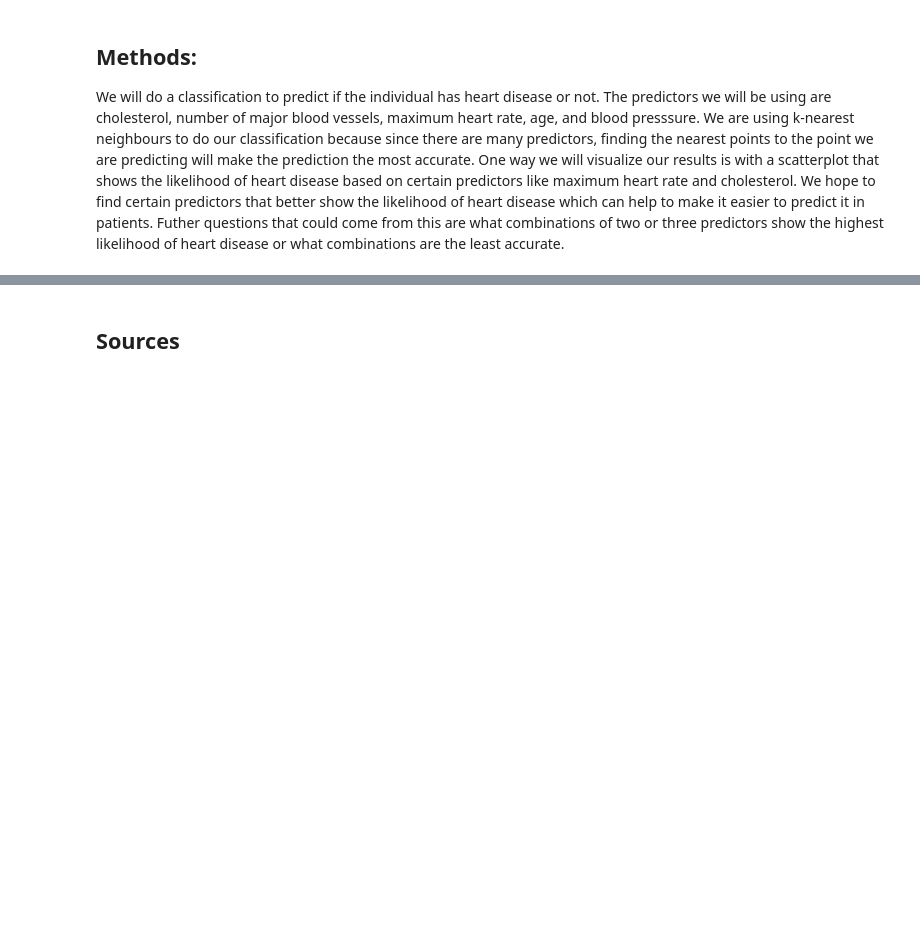
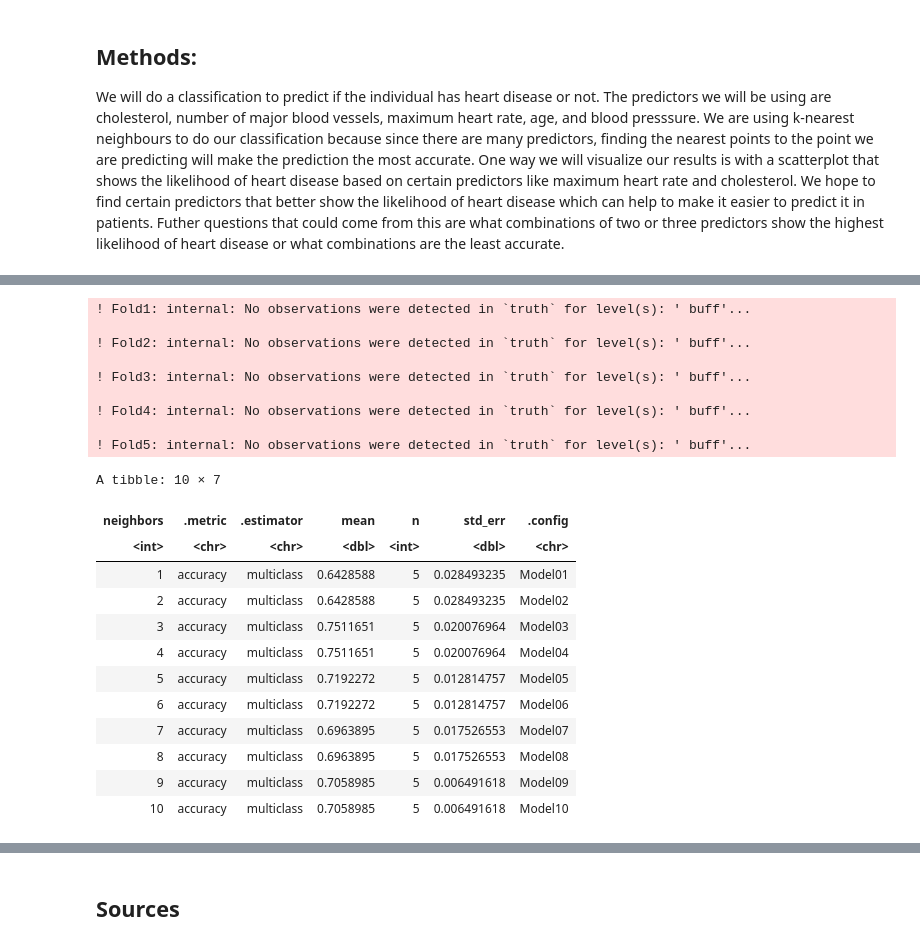
Before and after one commit to rhiannoncharles/DSCI100-Project, a Jupyter notebook: project_proposal.ipynb, the cells around one changed output, grey strips where cells are left out. Drawn from its saved outputs; the diff is of its cells as text; code cells hidden in the pictures; blank space fills up the shorter version.

```diff
--- a/project_proposal.ipynb
+++ b/project_proposal.ipynb
@@ -238,0 +281,36 @@ We will do a classification to predict if the individual has heart disease or no
+# %%
+#Creating a data frame with neighbors variable containing values from 1 to 50.
+k_range <- tibble(neighbors = seq(from = 1, to = 10))
+
+#Creating a workflow analysis that combines the recipe and the model specification and that tunes 10 values for K.
+vfold_metrics <- workflow() %>%
+       add_recipe(clev_recipe) %>%
+       add_model(knn_tune) %>%
+       tune_grid(resamples =clev_vfold, grid = k_range) %>%
+       collect_metrics()
+#Filtering for accuracy to find the best value of the number of neighbors.
+accuracy <- filter(vfold_metrics, .metric=="accuracy")
+accuracy
+# %% [output]
+! Fold1: internal: No observations were detected in `truth` for level(s): ' buff'...
+
+! Fold2: internal: No observations were detected in `truth` for level(s): ' buff'...
+
+! Fold3: internal: No observations were detected in `truth` for level(s): ' buff'...
+
+! Fold4: internal: No observations were detected in `truth` for level(s): ' buff'...
+
+! Fold5: internal: No observations were detected in `truth` for level(s): ' buff'...
+A tibble: 10 × 7
+| neighbors | .metric | .estimator | mean | n | std_err | .config |
+| <int> | <chr> | <chr> | <dbl> | <int> | <dbl> | <chr> |
+| 1 | accuracy | multiclass | 0.6428588 | 5 | 0.028493235 | Model01 |
+| 2 | accuracy | multiclass | 0.6428588 | 5 | 0.028493235 | Model02 |
+| 3 | accuracy | multiclass | 0.7511651 | 5 | 0.020076964 | Model03 |
+| 4 | accuracy | multiclass | 0.7511651 | 5 | 0.020076964 | Model04 |
+| 5 | accuracy | multiclass | 0.7192272 | 5 | 0.012814757 | Model05 |
+| 6 | accuracy | multiclass | 0.7192272 | 5 | 0.012814757 | Model06 |
+| 7 | accuracy | multiclass | 0.6963895 | 5 | 0.017526553 | Model07 |
+| 8 | accuracy | multiclass | 0.6963895 | 5 | 0.017526553 | Model08 |
+| 9 | accuracy | multiclass | 0.7058985 | 5 | 0.006491618 | Model09 |
+| 10 | accuracy | multiclass | 0.7058985 | 5 | 0.006491618 | Model10 |
```
Also changed, not shown: parts of 10 cells of this notebook.
